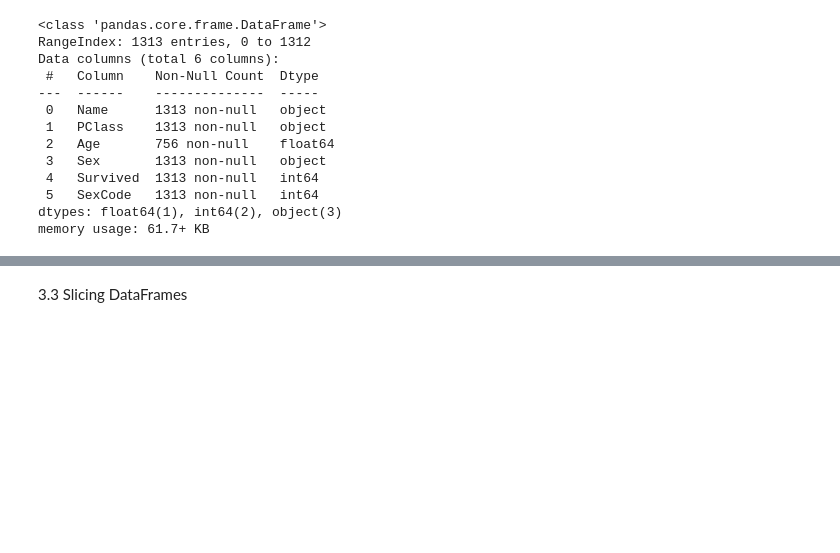
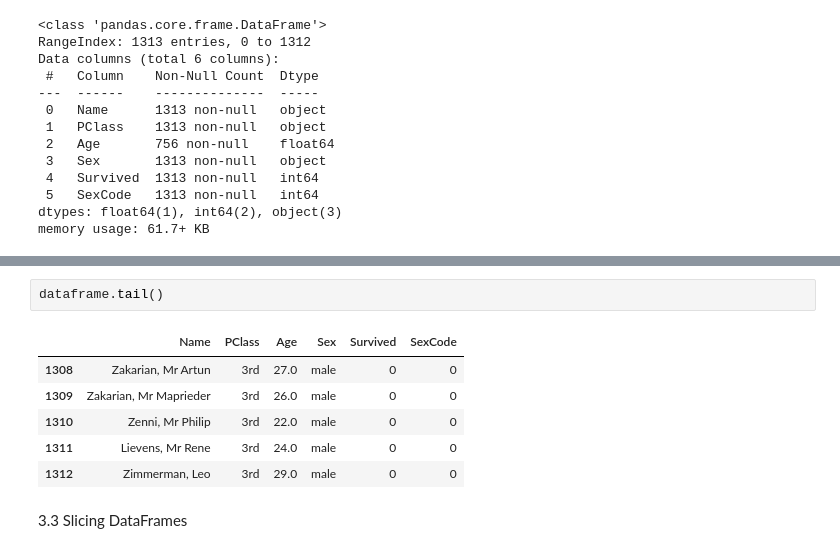
Before and after one commit to RaziehGolzari/special, a Jupyter notebook: book4_12_esfand.ipynb, the cells around one changed output, grey strips where cells are left out. Drawn from its saved outputs; the diff is of its cells as text; blank space fills up the shorter version.

```diff
--- a/book4_12_esfand.ipynb
+++ b/book4_12_esfand.ipynb
@@ -90,3 +126,12 @@ memory usage: 61.7+ KB
+# %%
+dataframe.tail()
+# %% [output]
+|  | Name | PClass | Age | Sex | Survived | SexCode |
+| 1308 | Zakarian, Mr Artun | 3rd | 27.0 | male | 0 | 0 |
+| 1309 | Zakarian, Mr Maprieder | 3rd | 26.0 | male | 0 | 0 |
+| 1310 | Zenni, Mr Philip | 3rd | 22.0 | male | 0 | 0 |
+| 1311 | Lievens, Mr Rene | 3rd | 24.0 | male | 0 | 0 |
+| 1312 | Zimmerman, Leo | 3rd | 29.0 | male | 0 | 0 |
 # %% [markdown]
 3.3 Slicing DataFrames
 # %%
```
Also changed, not shown: parts of 5 cells of this notebook.
